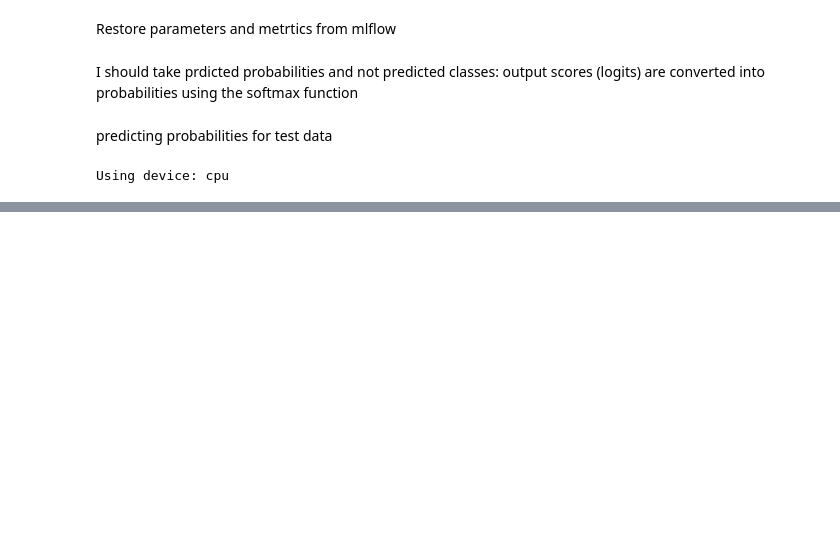
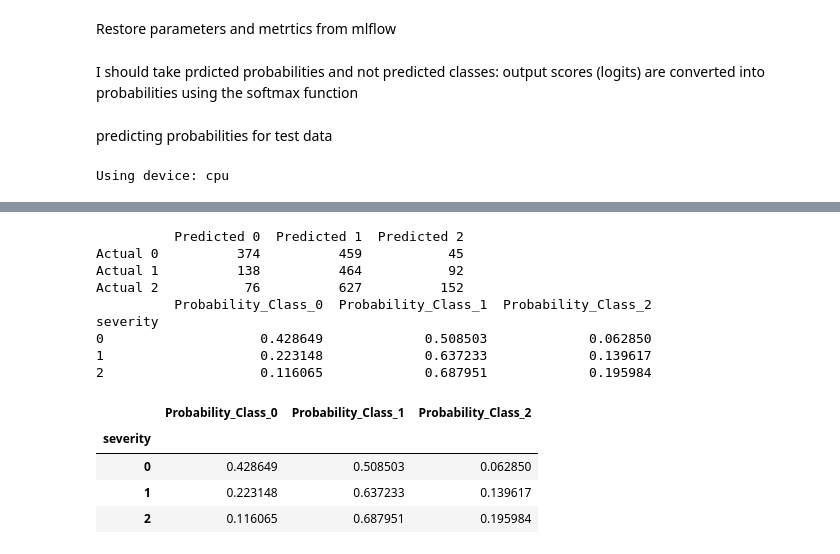
Before and after one commit to CogitoErgoDS/Spine_Degenerative_Classification, a Jupyter notebook: _1_training.ipynb, the cells around one changed output, grey strips where cells are left out. Drawn from its saved outputs; the diff is of its cells as text; code cells hidden in the pictures; blank space fills up the shorter version.

```diff
--- a/_1_training.ipynb
+++ b/_1_training.ipynb
@@ -457,0 +470,43 @@ Predicted Labels Unique Values: [0 1 2]
+# %%
+# Group by severity and sum the Probability_Class_1
+severity_prob_sum_all_classes = test_df.groupby('severity')[['Probability_Class_0', 'Probability_Class_1', 'Probability_Class_2']].mean()
+
+# Print the result
+severity_prob_sum_all_classes
+# Use severity_prob_sum_all_classes as confusion matrix
+conf_matrix_prob_df = severity_prob_sum_all_classes
+# Create a confusion matrix from severity and predicted class
+conf_matrix_severity_pred = confusion_matrix(test_df['severity'], test_df['Predicted_Class'])
+
+# Create a DataFrame from the confusion matrix
+conf_matrix_severity_pred_df = pd.DataFrame(
+    conf_matrix_severity_pred,
+    index=[f"Actual {i}" for i in range(len(conf_matrix_severity_pred))],
+    columns=[f"Predicted {i}" for i in range(len(conf_matrix_severity_pred[0]))]
+)
+
+# Print the confusion matrix DataFrame
+print(conf_matrix_severity_pred_df)
+
+# Optionally, display it using a more formatted view (e.g., in Jupyter Notebook)
+conf_matrix_severity_pred_df.style.background_gradient(cmap='Blues')
+# Print the confusion matrix DataFrame
+print(conf_matrix_prob_df)
+
+# Optionally, display it using a more formatted view (e.g., in Jupyter Notebook)
+conf_matrix_prob_df.style.background_gradient(cmap='Blues')
+# %% [output]
+          Predicted 0  Predicted 1  Predicted 2
+Actual 0          374          459           45
+Actual 1          138          464           92
+Actual 2           76          627          152
+          Probability_Class_0  Probability_Class_1  Probability_Class_2
+severity
+0                    0.428649             0.508503             0.062850
+1                    0.223148             0.637233             0.139617
+2                    0.116065             0.687951             0.195984
+|  | Probability_Class_0 | Probability_Class_1 | Probability_Class_2 |
+| severity |  |  |  |
+| 0 | 0.428649 | 0.508503 | 0.062850 |
+| 1 | 0.223148 | 0.637233 | 0.139617 |
+| 2 | 0.116065 | 0.687951 | 0.195984 |
```
Also changed, not shown: parts of 17 cells of this notebook, 5 other files.
